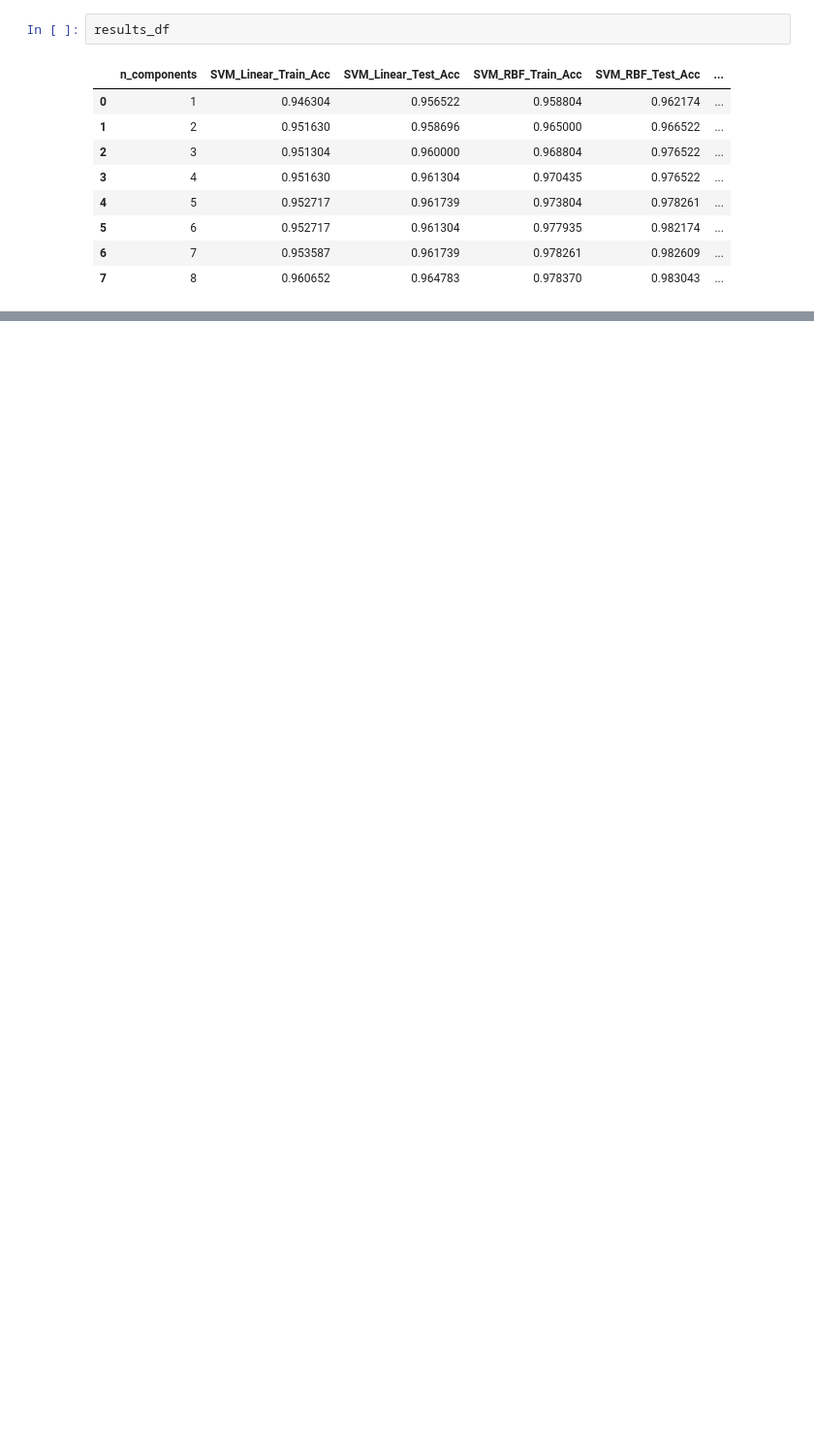
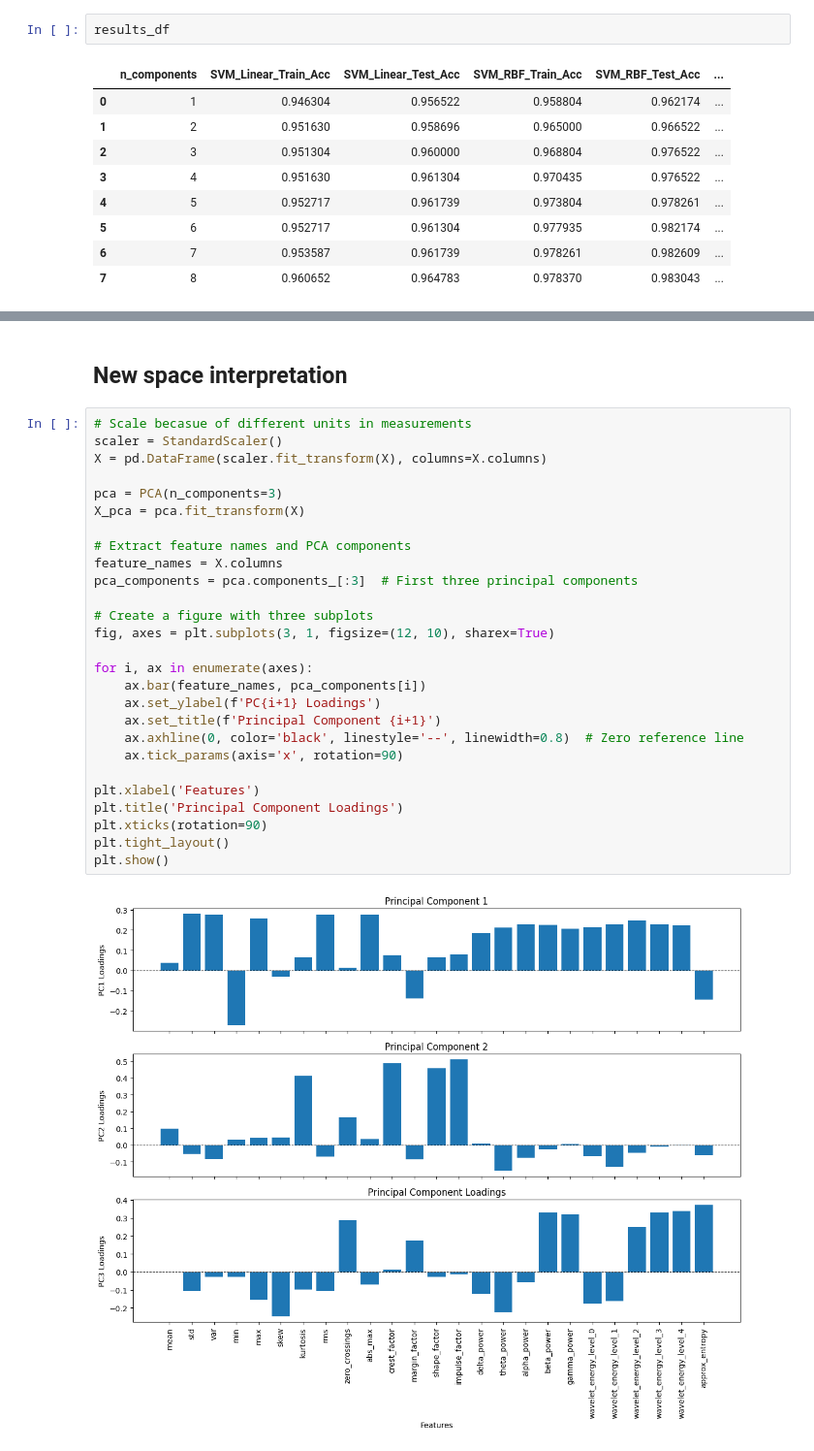
Before and after one commit to xterm99/kaggle-epileptic-seizure-recognition, a Jupyter notebook: 2_dimensionality_reduction.ipynb, the cells around one changed output, grey strips where cells are left out. Shown at 97% size. Cells and saved outputs as stored; diff of their text form; blank space fills up the shorter version.

```diff
--- a/2_dimensionality_reduction.ipynb
+++ b/2_dimensionality_reduction.ipynb
@@ -271,0 +224,31 @@ We need to look for patterns in missclassified rows. Maybe feature selection not
+# %% [markdown]
+## New space interpretation
+# %%
+# Scale becasue of different units in measurements
+scaler = StandardScaler()
+X = pd.DataFrame(scaler.fit_transform(X), columns=X.columns)
+
+pca = PCA(n_components=3)
+X_pca = pca.fit_transform(X)
+
+# Extract feature names and PCA components
+feature_names = X.columns
+pca_components = pca.components_[:3]  # First three principal components
+
+# Create a figure with three subplots
+fig, axes = plt.subplots(3, 1, figsize=(12, 10), sharex=True)
+
+for i, ax in enumerate(axes):
+    ax.bar(feature_names, pca_components[i])
+    ax.set_ylabel(f'PC{i+1} Loadings')
+    ax.set_title(f'Principal Component {i+1}')
+    ax.axhline(0, color='black', linestyle='--', linewidth=0.8)  # Zero reference line
+    ax.tick_params(axis='x', rotation=90)
+
+plt.xlabel('Features')
+plt.title('Principal Component Loadings')
+plt.xticks(rotation=90)
+plt.tight_layout()
+plt.show()
+# %% [output]
+[figure, added]
```
Also changed, not shown: parts of 14 cells of this notebook, 10 other files.
